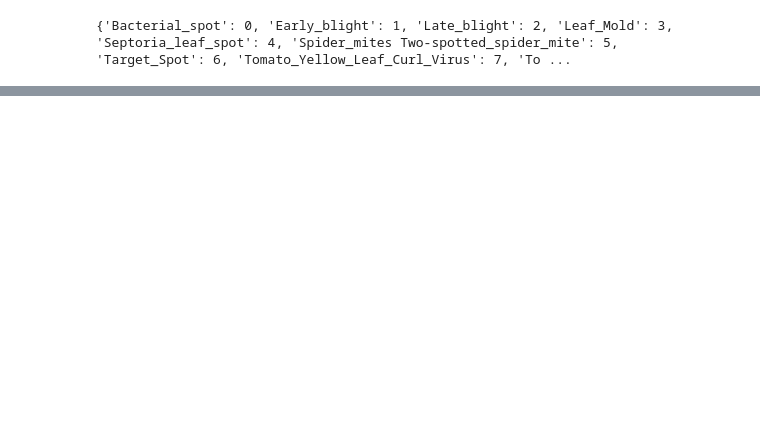
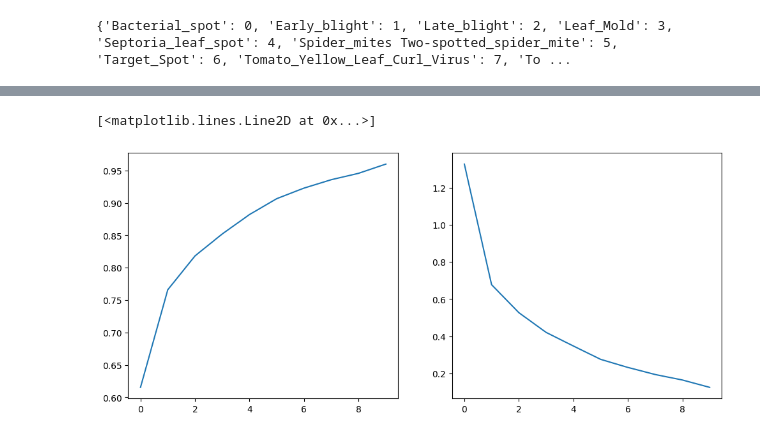
Before and after one commit to Siddhartha-Devan/Inception-Resnet_Custom_Architecture, a Jupyter notebook: data_loader.ipynb, the cells around one changed output, grey strips where cells are left out. Cells and saved outputs as stored; diff of their text form; code cells hidden in the pictures; blank space fills up the shorter version.

Commit message:
model completed

```diff
--- a/data_loader.ipynb
+++ b/data_loader.ipynb
@@ -78,7 +79,9 @@ print(test_generator.class_indices)
 from architecture_module import QuadDense, ResidualBlock, InceptionBlock
 # %%
 class InceptionResidualNetwork(Model):
-    def __init__(self):
+    def __init__(self, num_classes=2):
+        super(InceptionResidualNetwork, self).__init__()
+
         self.conv1 = tf.keras.layers.Conv2D(kernel_size=(3,3), filters = 32)
         self.activation = tf.keras.layers.Activation('relu')
         self.pool1 = tf.keras.layers.MaxPooling2D(pool_size=(3,3))
@@ -100,7 +103,7 @@ class InceptionResidualNetwork(Model):
 
         self.quad_dense1 = QuadDense(units=500, activation = 'relu')
         self.dense2 = tf.keras.layers.Dense(100, activation='relu')
-        self.dense3 = tf.keras.layers.Dense(11, activation='softmax')
+        self.dense3 = tf.keras.layers.Dense(num_classes, activation='softmax')
 
 
     def call(self, inputs):
@@ -114,4 +117,26 @@ class InceptionResidualNetwork(Model):
         x = self.bn2(x)
         x = self.pool2(x)
 
-        x =
+        x = self.inception_block_1(x)
+
+        x = self.conv3(x)
+        x = self.activation(x)
+        x = self.bn3(x)
+        x = self.pool3(x)
+
+        x = self.residual_1(x)
+
+        x = self.flatten(x)
+
+        x = self.quad_dense1(x)
+
+        x = self.dense2(x)
+
+        outputs = self.dense3(x)
+
+        return outputs
+# %%
+
+model = InceptionResidualNetwork(num_classes=11)
+
+model.compile(optimizer='adam', loss='categorical_crossentropy', metrics=['accuracy'])
@@ -117,0 +150,9 @@ class InceptionResidualNetwork(Model):
+# %%
+
+history = model.fit(
+    train_generator,  # Your generator object
+    steps_per_epoch=len(train_generator),
+    epochs=10,
+    validation_data=valid_generator,
+    validation_steps=len(valid_generator)
+)
@@ -117,0 +186,9 @@ class InceptionResidualNetwork(Model):
+# %%
+plt.figure(figsize=(12,5))
+plt.subplot(1, 2, 1)
+plt.plot(history.history['accuracy'])
+plt.subplot(1, 2, 2)
+plt.plot(history.history['loss'])
+# %% [output]
+[<matplotlib.lines.Line2D at 0x...>]
+[figure, added]
```
Also changed, not shown: parts of 17 cells of this notebook, 4 other files.
